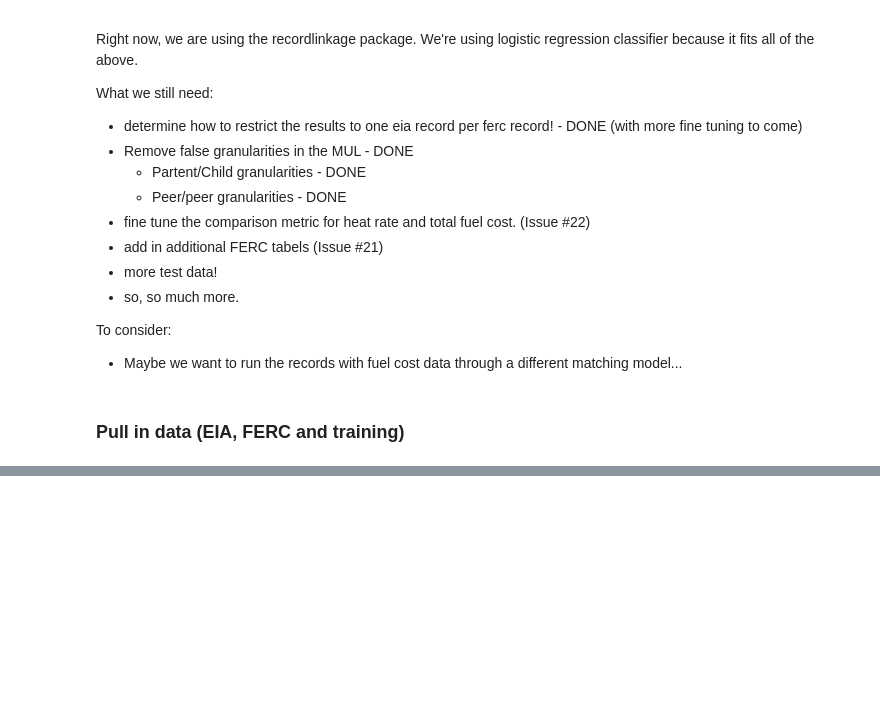
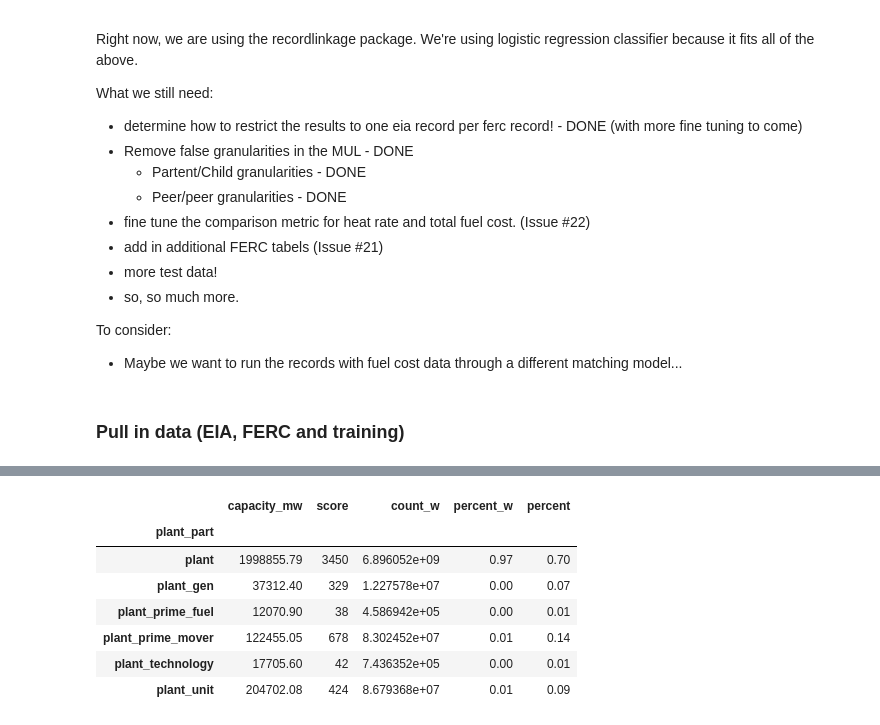
Before and after one commit to catalyst-cooperative/rmi-ferc1-eia, a Jupyter notebook: notebooks/connect_ferc1_to_eia.ipynb, the cells around one changed output, grey strips where cells are left out. Saved outputs shown, nothing was run; the diff lists cells and outputs as text; code cells hidden in the pictures; blank space fills up the shorter version.

```diff
--- a/notebooks/connect_ferc1_to_eia.ipynb
+++ b/notebooks/connect_ferc1_to_eia.ipynb
@@ -339,0 +203,26 @@ dfB[((dfB['plant_id_eia'] == 7991)
+# %%
+wins = (matches_best.reset_index().merge(matches.plant_parts_df.
+              reset_index()[['record_id_eia','plant_part','capacity_mw']],
+              on=['record_id_eia'],
+              how='left',
+              suffixes=('_feature','')
+             ).
+        groupby(['plant_part']).
+        agg({'capacity_mw':sum,
+             'score': 'count'}).
+        assign(count_w=lambda x: x.capacity_mw * x.score,
+               percent_w=lambda x: x.count_w/x.sum()['count_w'],
+               percent=lambda x: x.score/x.sum()['score'],
+              )
+       )
+
+wins.round(2)
+# %% [output]
+|  | capacity_mw | score | count_w | percent_w | percent |
+| plant_part |  |  |  |  |  |
+| plant | 1998855.79 | 3450 | 6.896052e+09 | 0.97 | 0.70 |
+| plant_gen | 37312.40 | 329 | 1.227578e+07 | 0.00 | 0.07 |
+| plant_prime_fuel | 12070.90 | 38 | 4.586942e+05 | 0.00 | 0.01 |
+| plant_prime_mover | 122455.05 | 678 | 8.302452e+07 | 0.01 | 0.14 |
+| plant_technology | 17705.60 | 42 | 7.436352e+05 | 0.00 | 0.01 |
+| plant_unit | 204702.08 | 424 | 8.679368e+07 | 0.01 | 0.09 |
```
Also changed, not shown: parts of 44 cells of this notebook, 1 other file.
